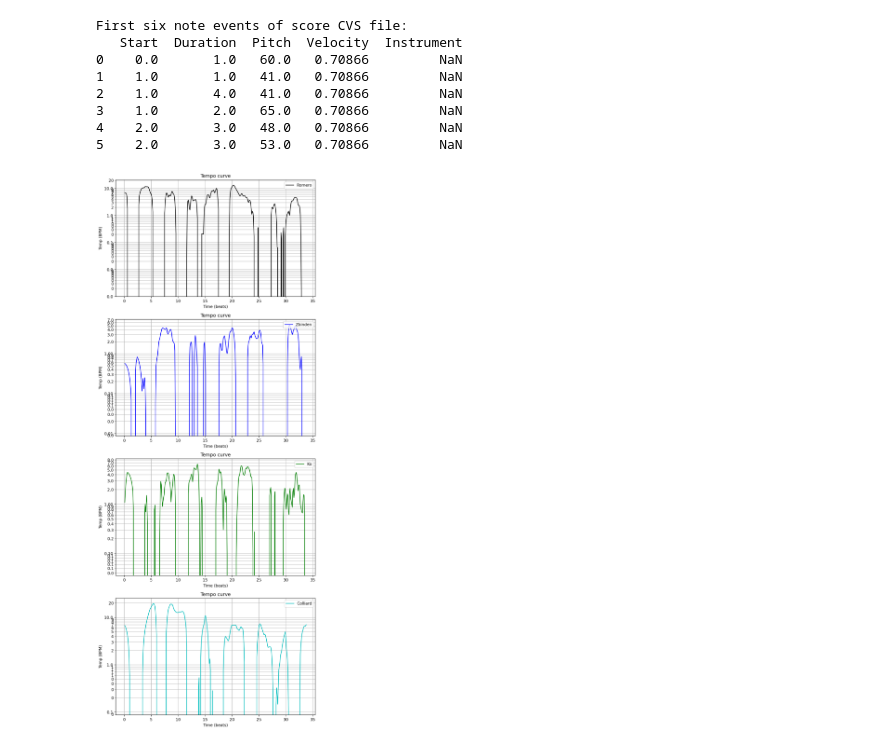
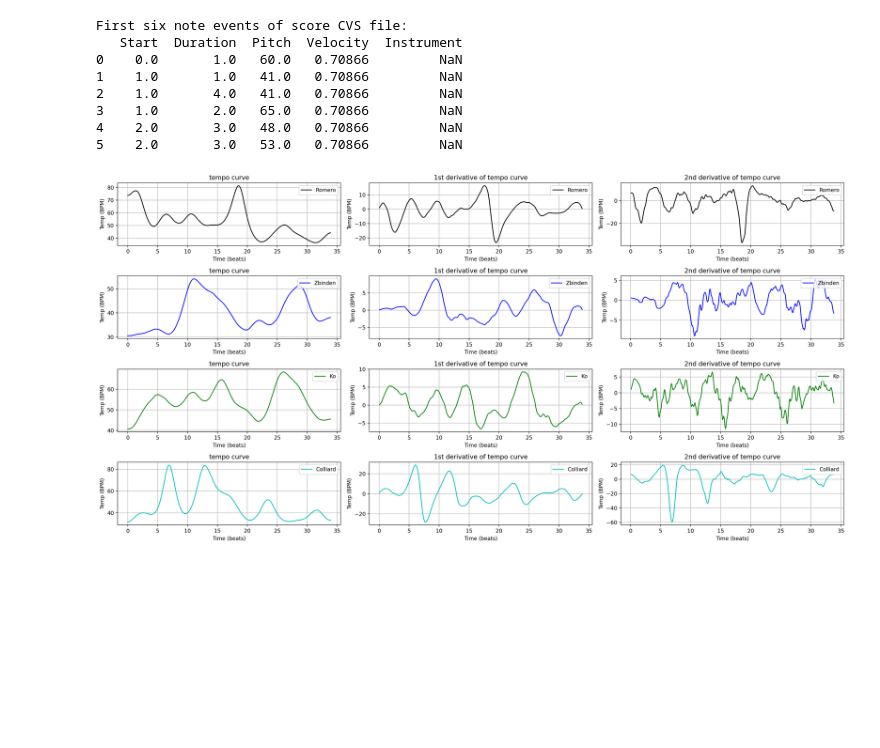
Before and after one commit to behroozbc/project, a Jupyter notebook: project-1.ipynb, the cells around one changed output. Saved outputs shown, nothing was run; the diff lists cells and outputs as text; code cells hidden in the pictures; blank space fills up the shorter version.

Commit message:
fix chart

```diff
--- a/project-1.ipynb
+++ b/project-1.ipynb
@@ -246,7 +246,7 @@ def plot_measure(ax, measure_pos):
                 verticalalignment='top', horizontalalignment='left')
 # %%
 def plot_tempo_curve(f_tempo, t_beat, ax=None, figsize=(8, 2), color='k', logscale=False,
-                     xlabel='Time (beats)', ylabel='Temp (BPM)', xlim=None, ylim=None,
+                     xlabel='Time (beats)', ylabel='Temp (BPM)', xlim=None, ylim=None,title='Tempo curve',
                      label='', measure_pos=[]):
     """Plot a tempo curve
 
@@ -271,20 +271,14 @@ def plot_tempo_curve(f_tempo, t_beat, ax=None, figsize=(8, 2), color='k', logsca
         ax: axes handle
     """
     ax.plot(t_beat, f_tempo, color=color, label=label)
-    ax.set_title('Tempo curve')
+    ax.set_title(title)
+    ax.legend(loc='upper right')
     #ax.set_xlim(xlim)
     #ax.set_ylim(ylim)
     ax.set_xlabel(xlabel)
     ax.set_ylabel(ylabel)
     ax.grid(True, which='both')
-    if logscale:
-        ax.set_yscale('log')
-        ax.yaxis.set_major_formatter(ScalarFormatter())
-        ax.yaxis.set_minor_formatter(ScalarFormatter())
-        # ax.set_yticks([], minor=True)
-        # yticks = np.arange(ylim[0], ylim[1]+1, 10)
-        # ax.set_yticks(yticks)
-    plot_measure(ax, measure_pos)
+    # plot_measure(ax, measure_pos)
     return ax
 # %%
 fn_score = 'data\C3\FMP_C3S3_Schumann_Op15No7_Traeumerei_MusicXML.csv'
@@ -294,7 +288,7 @@ measure_pos_beat = np.array([1, 5, 9, 13, 17, 21, 25, 29, 33])
 print('First six note events of score CVS file:')
 print(df.loc[0:5, :])
 
-# score = libfmp.c1.csv_to_list(fn_score)
+score = libfmp.c1.csv_to_list(fn_score)
 # %% [output]
 First six note events of score CVS file:
    Start  Duration  Pitch  Velocity  Instrument
@@ -305,33 +299,37 @@ First six note events of score CVS file:
 4    2.0       3.0   48.0   0.70866         NaN
 5    2.0       3.0   53.0   0.70866         NaN
 # %%
-ylim = [28, 120]
+
 
 para_dict = {}
 para_dict[0] = ['Romero', 'k', 0,
                 os.path.join( 'data', 'C3', 'FMP_C3S3_Schumann_Op15No7_Traeumerei_HernandezRomero.wav')]
 para_dict[1] = ['Zbinden', 'b', 0,
                 os.path.join( 'data', 'C3', 'FMP_C3S3_Schumann_Op15No7_Traeumerei_Zbinden.wav')]
 para_dict[2] = ['Ko', 'g', 0,
                 os.path.join( 'data', 'C3', 'FMP_C3S3_Schumann_Op15No7_Traeumerei_TimKo.wav')]
 para_dict[3] = ['Colliard', 'c', -5,
                 os.path.join( 'data', 'C3', 'FMP_C3S3_Schumann_Op15No7_Traeumerei_ColliardLigoratti.wav')]
-fig, ax = plt.subplots(len(para_dict), 1,figsize=(8, 20))
+fig, ax = plt.subplots(len(para_dict), 3,figsize=(20, 10))
 for i,n in enumerate(para_dict):
     performer, color, shift, fn_wav = para_dict[n]
     Fs = 22050
     x, Fs = librosa.load(path=fn_wav,sr= Fs)
     win_len_beat = 6
     Fs_beat = 10
     f_tempo, t_beat = compute_tempo_curve(score, x, win_len_beat=win_len_beat, Fs_beat=Fs_beat)
+    plot_tempo_curve(f_tempo, t_beat, ax=ax[i][0], color=color, label=performer, title="tempo curve",
+                         logscale=True,measure_pos=measure_pos_beat)
     f_tempo = np.diff(f_tempo)/np.diff(t_beat)
     t_beat = t_beat[:-1]+np.diff(t_beat)/2
+    plot_tempo_curve(f_tempo, t_beat, ax=ax[i][1], color=color, label=performer, title="1st derivative of tempo curve",
+                         logscale=True,measure_pos=measure_pos_beat)
     f_tempo = np.diff(f_tempo)/np.diff(t_beat)
     t_beat = t_beat[:-1]+np.diff(t_beat)/2
-    plot_tempo_curve(f_tempo, t_beat, ax=ax[i], color=color, label=performer,
-                         logscale=True)
-    ax[i].legend(loc='upper right')
+    plot_tempo_curve(f_tempo, t_beat, ax=ax[i][2], color=color, label=performer, title="2nd derivative of tempo curve",
+                         logscale=True,measure_pos=measure_pos_beat)
+
 
 plt.tight_layout()
 # %% [output]
-[figure, old version]
+[figure, new version]
```
Also changed, not shown: parts of 2 cells of this notebook.
